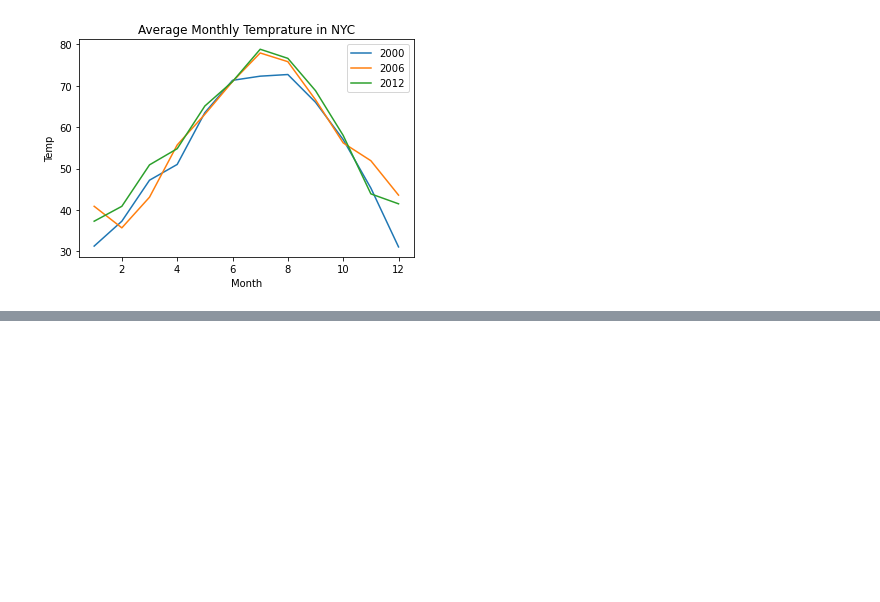
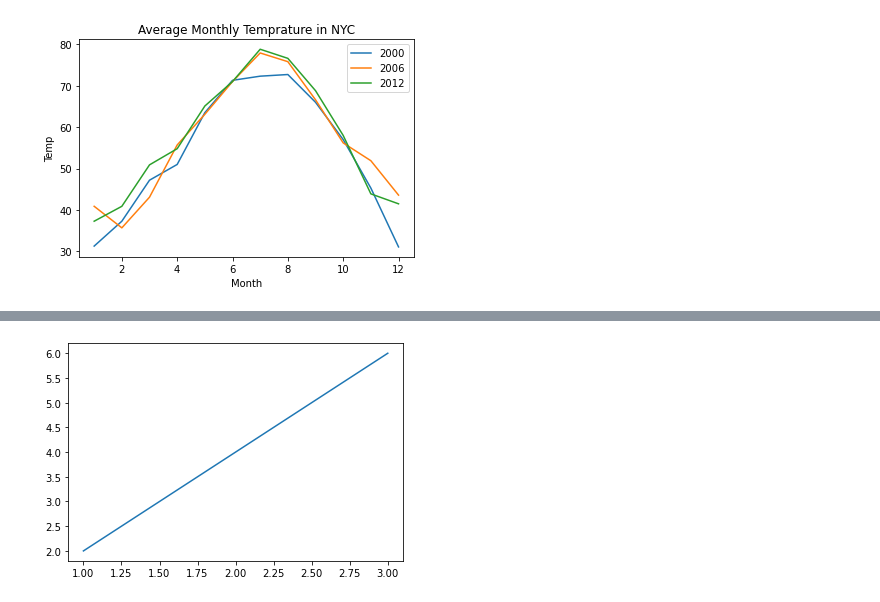
Before and after one commit to mackenr/CodeUp, a Jupyter notebook: doing_math_w_py.ipynb, the cells around one changed output, grey strips where cells are left out. Drawn from its saved outputs; the diff is of its cells as text; code cells hidden in the pictures; blank space fills up the shorter version.

```diff
--- a/doing_math_w_py.ipynb
+++ b/doing_math_w_py.ipynb
@@ -50,0 +61,16 @@ legend([2000,2006,2012])
+# %%
+'''
+Simple plot using pyplot
+'''
+import matplotlib.pyplot as plt
+def create_graph():
+    x_nums=[1,2,3]
+    y_nums=[2,4,6]
+
+plt.plot(x_nums,y_nums)
+plt.show()
+
+if __name__ == '__main__':
+    create_graph()
+# %% [output]
+[figure, added]
```
Also changed, not shown: parts of 5 cells of this notebook, 1 other file.
